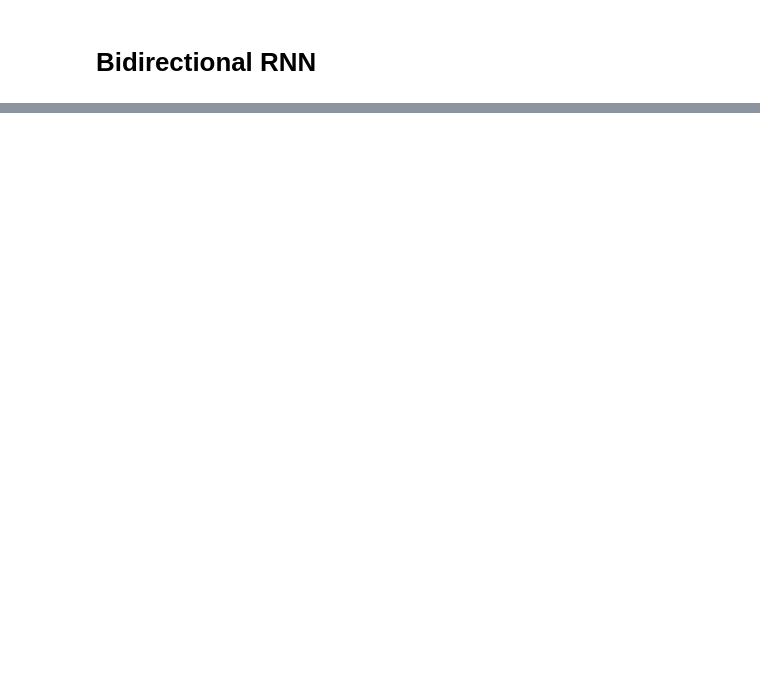
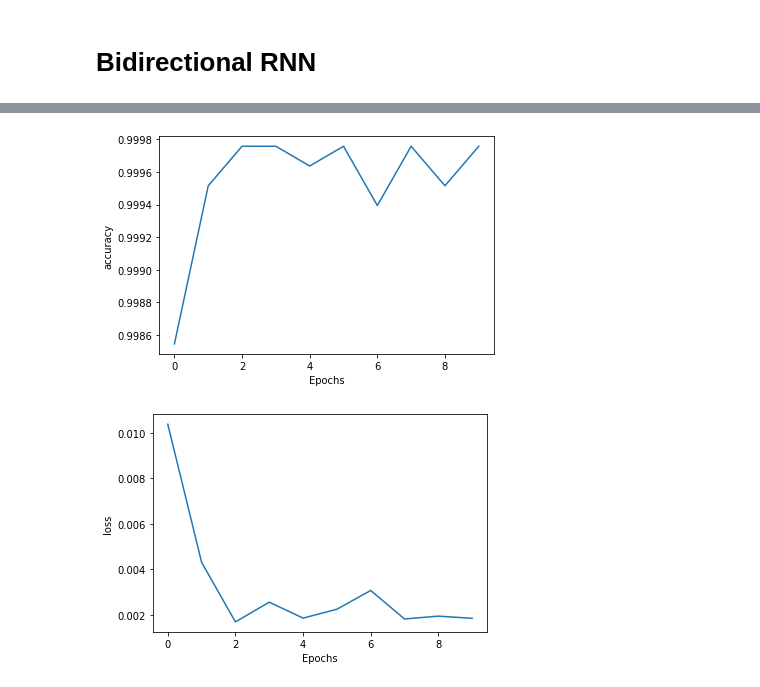
Before and after one commit to Ttasmiyah/Soft-Computing-CSE-4238, a Jupyter notebook: Assignment 3/170104033.ipynb, the cells around one changed output, grey strips where cells are left out. Saved outputs shown, nothing was run; the diff lists cells and outputs as text; code cells hidden in the pictures; blank space fills up the shorter version.

```diff
--- a/Assignment 3/170104033.ipynb
+++ b/Assignment 3/170104033.ipynb
@@ -129,7 +121,7 @@ from sklearn.model_selection import train_test_split
 X_train, X_test, y_train, y_test = train_test_split(dataset['message'].values, pd.get_dummies(dataset['label']).values, test_size=0.20)
 
 MAX_NB_WORDS = 20000
-MAX_SEQUENCE_LENGTH = 250
+MAX_SEQUENCE_LENGTH = 200
 EMBEDDING_DIM = 100
 
 tokenizer = Tokenizer(num_words=MAX_NB_WORDS)
@@ -212,0 +204,2 @@ Epoch 10/10
+# %%
+history = model.fit(pad_train, y_train, epochs=epochs,batch_size= batch_size)
@@ -212,0 +227,12 @@ Epoch 10/10
+# %%
+def plot_graphs(history, string):
+  plt.plot(history.history[string])
+  plt.xlabel("Epochs")
+  plt.ylabel(string)
+  plt.show()
+
+plot_graphs(history, 'accuracy')
+plot_graphs(history, 'loss')
+# %% [output]
+[figure, added]
+[figure, added]
```
Also changed, not shown: parts of 12 cells of this notebook.
